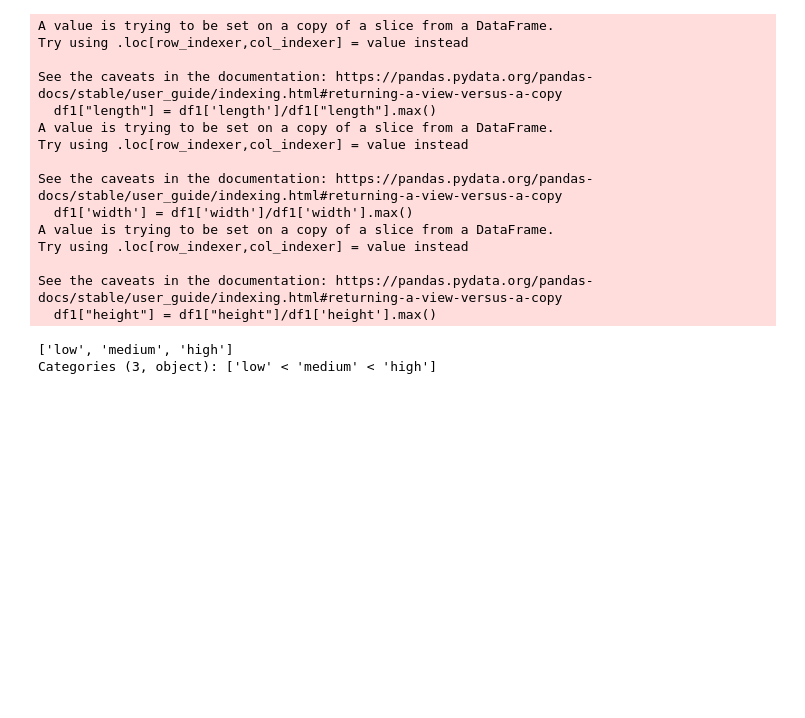
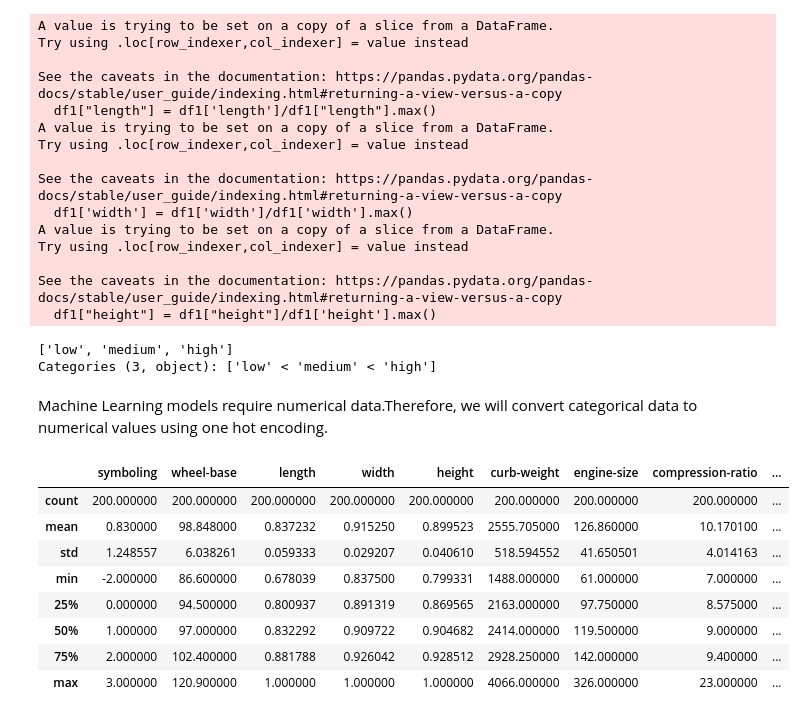
Before and after one commit to dikshashahi28/Car-Price-Prediction, a Jupyter notebook: jupyterfile.ipynb, the cells around one changed output. Saved outputs shown, nothing was run; the diff lists cells and outputs as text; code cells hidden in the pictures; blank space fills up the shorter version.

```diff
--- a/jupyterfile.ipynb
+++ b/jupyterfile.ipynb
@@ -170,3 +170,20 @@ df1.price_binned.unique()
 # %% [output]
 ['low', 'medium', 'high']
 Categories (3, object): ['low' < 'medium' < 'high']
+# %% [markdown]
+Machine Learning models require numerical data.Therefore, we will convert categorical data to numerical values using one hot encoding.
+# %%
+#Convert Categorical data to numerical
+
+pd.get_dummies(df1['fuel-type']).head()
+df1.describe()
+# %% [output]
+|  | symboling | wheel-base | length | width | height | curb-weight | engine-size | compression-ratio | ... |
+| count | 200.000000 | 200.000000 | 200.000000 | 200.000000 | 200.000000 | 200.000000 | 200.000000 | 200.000000 | ... |
+| mean | 0.830000 | 98.848000 | 0.837232 | 0.915250 | 0.899523 | 2555.705000 | 126.860000 | 10.170100 | ... |
+| std | 1.248557 | 6.038261 | 0.059333 | 0.029207 | 0.040610 | 518.594552 | 41.650501 | 4.014163 | ... |
+| min | -2.000000 | 86.600000 | 0.678039 | 0.837500 | 0.799331 | 1488.000000 | 61.000000 | 7.000000 | ... |
+| 25% | 0.000000 | 94.500000 | 0.800937 | 0.891319 | 0.869565 | 2163.000000 | 97.750000 | 8.575000 | ... |
+| 50% | 1.000000 | 97.000000 | 0.832292 | 0.909722 | 0.904682 | 2414.000000 | 119.500000 | 9.000000 | ... |
+| 75% | 2.000000 | 102.400000 | 0.881788 | 0.926042 | 0.928512 | 2928.250000 | 142.000000 | 9.400000 | ... |
+| max | 3.000000 | 120.900000 | 1.000000 | 1.000000 | 1.000000 | 4066.000000 | 326.000000 | 23.000000 | ... |
```
Also changed, not shown: parts of 5 cells of this notebook.
